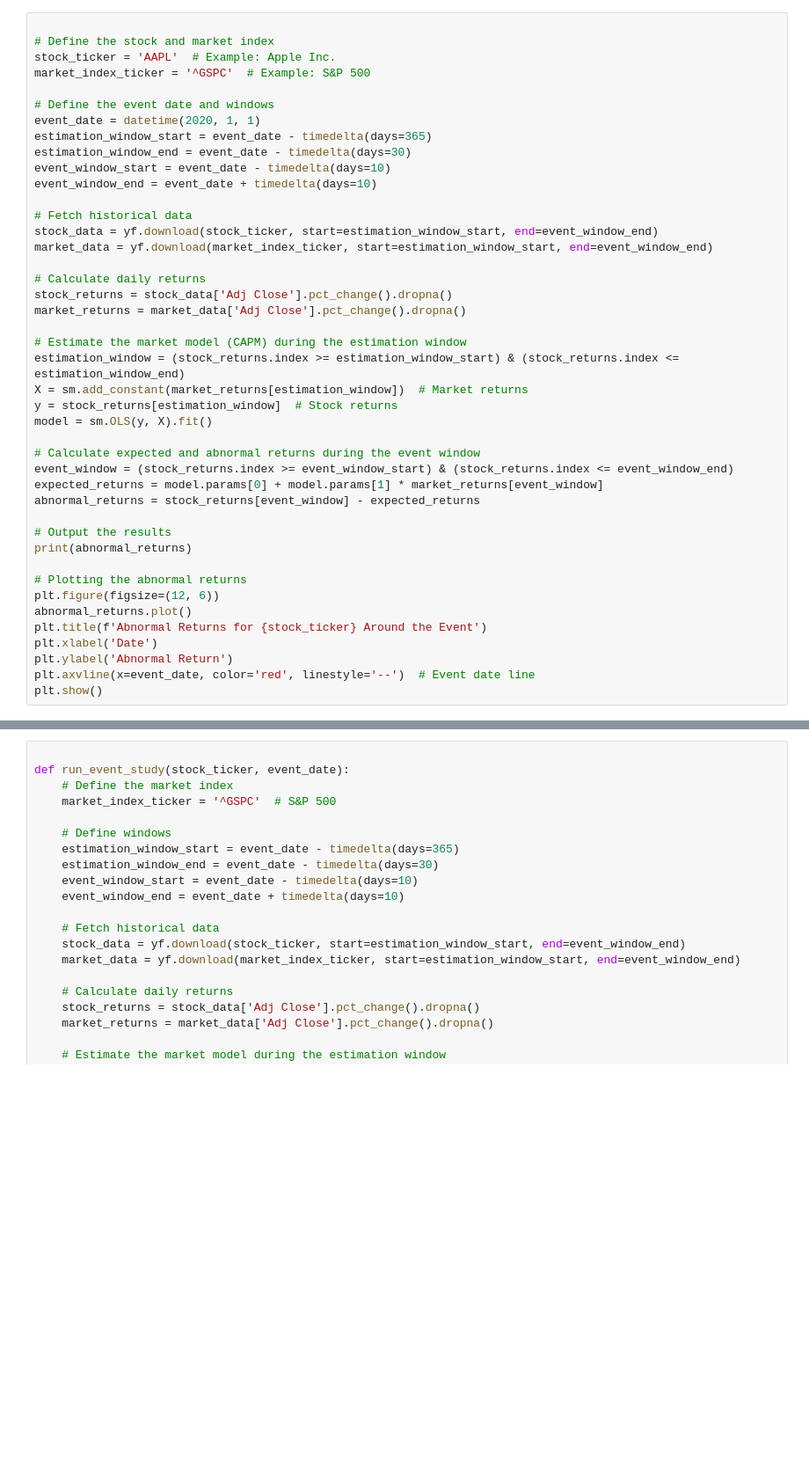
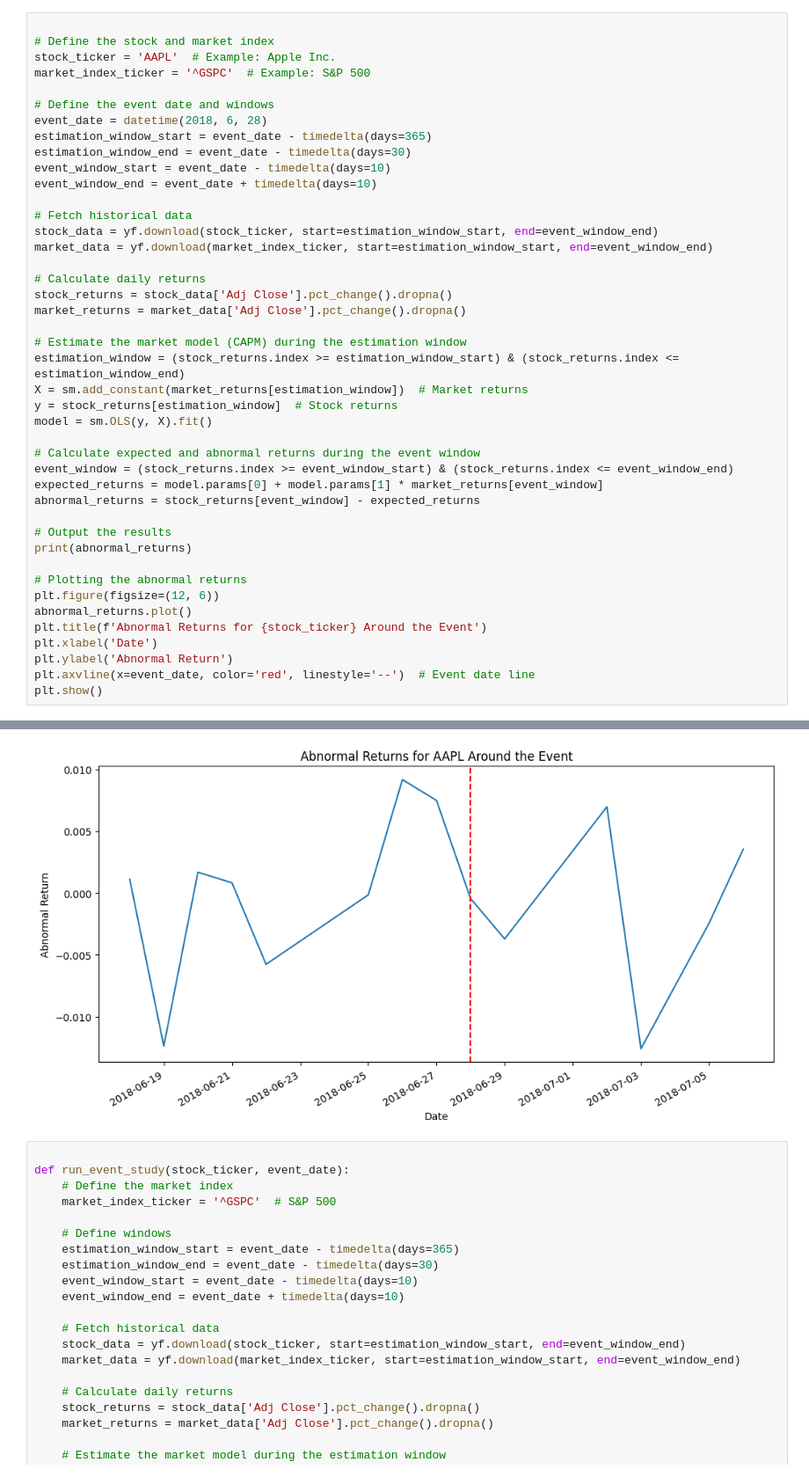
Before and after one commit to JanetYing/Stock-Market-Dynamics-Project, a Jupyter notebook: analysis.ipynb, the cells around one changed output, grey strips where cells are left out. Shown: that part at 88% size. Cells and saved outputs as stored; diff of their text form; blank space fills up the shorter version.

```diff
--- a/analysis.ipynb
+++ b/analysis.ipynb
@@ -13,7 +20,7 @@ stock_ticker = 'AAPL'  # Example: Apple Inc.
 market_index_ticker = '^GSPC'  # Example: S&P 500
 
 # Define the event date and windows
-event_date = datetime(2020, 1, 1)
+event_date = datetime(2018, 6, 28)
 estimation_window_start = event_date - timedelta(days=365)
 estimation_window_end = event_date - timedelta(days=30)
 event_window_start = event_date - timedelta(days=10)
@@ -69,4 +77,5 @@ Date
 Name: Adj Close, dtype: float64
+[figure, added]
 # %%
 
 def run_event_study(stock_ticker, event_date):
```
Also changed, not shown: parts of 3 cells of this notebook, 4 other files.
